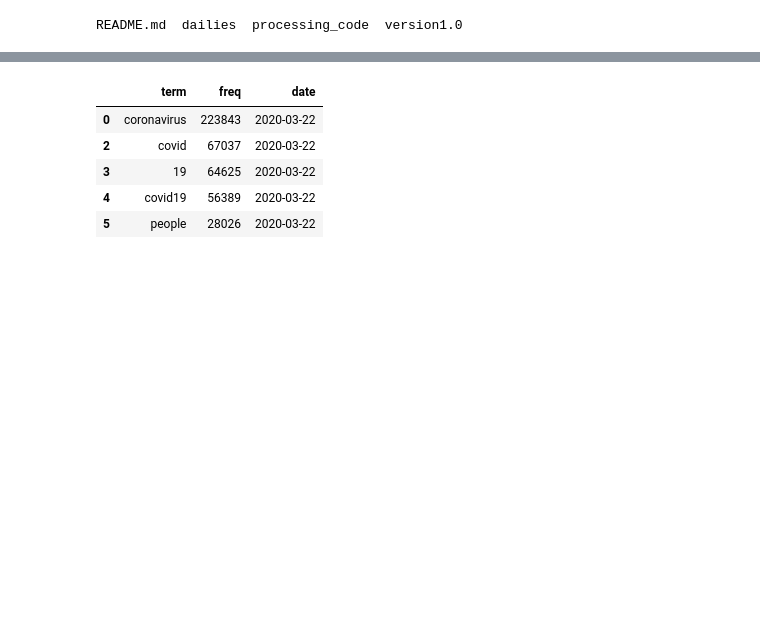
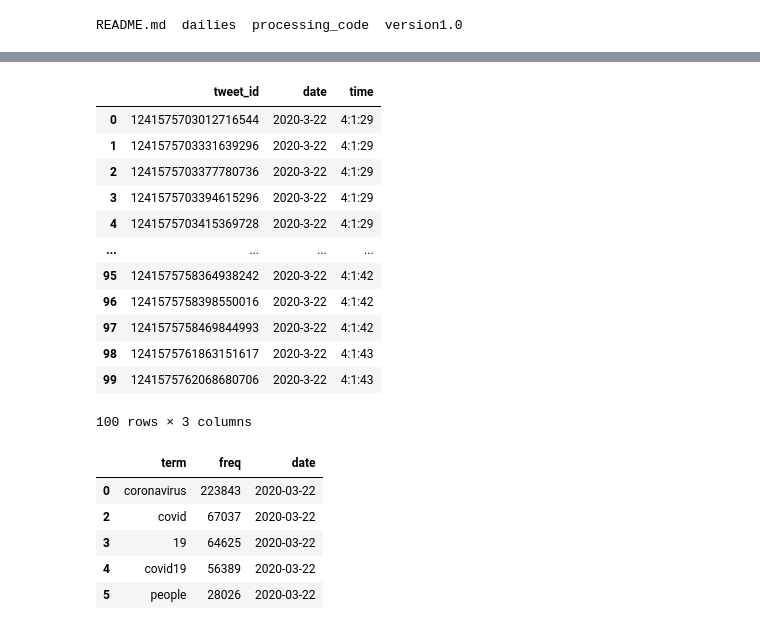
Before and after one commit to carsondahlberg/twitter-covid-19, a Jupyter notebook: 2020-04-05_eda.ipynb, the cells around one changed output, grey strips where cells are left out. Cells and saved outputs as stored; diff of their text form; code cells hidden in the pictures; blank space fills up the shorter version.

```diff
--- a/2020-04-05_eda.ipynb
+++ b/2020-04-05_eda.ipynb
@@ -92,3 +147,21 @@ files = list(DATA.rglob('*/*'))
+# %%
+cln_data_0 = pd.read_csv(clean[0], nrows=100, compression='gzip',
+                   error_bad_lines=False, sep='\t')
+cln_data_0
+# %% [output]
+|  | tweet_id | date | time |
+| 0 | 1241575703012716544 | 2020-3-22 | 4:1:29 |
+| 1 | 1241575703331639296 | 2020-3-22 | 4:1:29 |
+| 2 | 1241575703377780736 | 2020-3-22 | 4:1:29 |
+| 3 | 1241575703394615296 | 2020-3-22 | 4:1:29 |
+| 4 | 1241575703415369728 | 2020-3-22 | 4:1:29 |
+| ... | ... | ... | ... |
+| 95 | 1241575758364938242 | 2020-3-22 | 4:1:42 |
+| 96 | 1241575758398550016 | 2020-3-22 | 4:1:42 |
+| 97 | 1241575758469844993 | 2020-3-22 | 4:1:42 |
+| 98 | 1241575761863151617 | 2020-3-22 | 4:1:43 |
+| 99 | 1241575762068680706 | 2020-3-22 | 4:1:43 |
+100 rows × 3 columns
 # %%
 # terms
 terms = [f for f in files if 'top1000terms' in str(f)]
```
Also changed, not shown: parts of 14 cells of this notebook, 4 other files.
